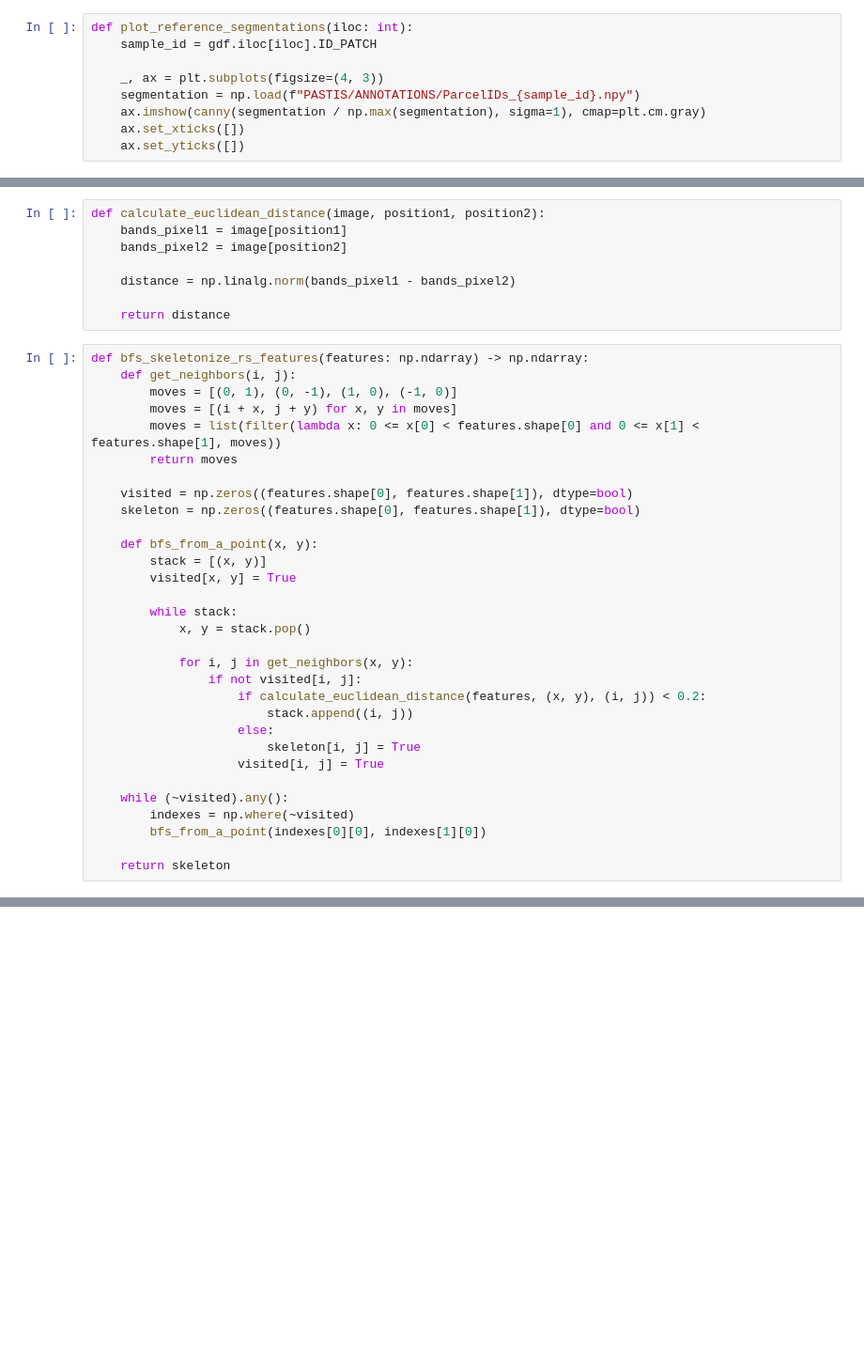
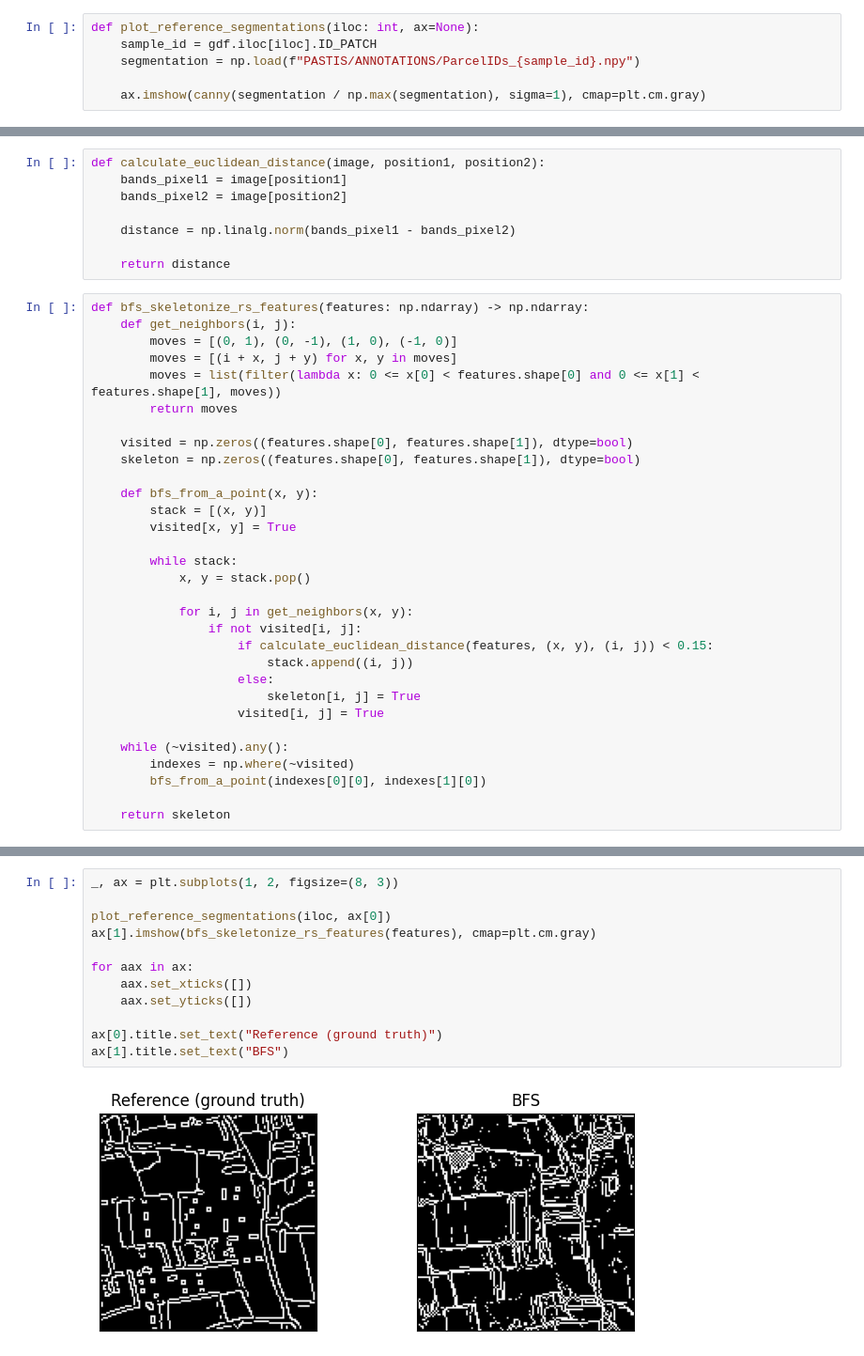
Before and after one commit to mateuspinto/ift-rs-agriculture-segmentation, a Jupyter notebook: notebooks/main.ipynb, the cells around one changed output, grey strips where cells are left out. Shown at 94% size. Cells and saved outputs as stored; diff of their text form; blank space fills up the shorter version.

```diff
--- a/notebooks/main.ipynb
+++ b/notebooks/main.ipynb
@@ -80,14 +80,11 @@ def plot_images_and_dates(ts, dates, color=EVI2_COLOR):
             else:
                 fig.delaxes(axs[row, col])
 # %%
-def plot_reference_segmentations(iloc: int):
+def plot_reference_segmentations(iloc: int, ax=None):
     sample_id = gdf.iloc[iloc].ID_PATCH
+    segmentation = np.load(f"PASTIS/ANNOTATIONS/ParcelIDs_{sample_id}.npy")
 
-    _, ax = plt.subplots(figsize=(4, 3))
-    segmentation = np.load(f"PASTIS/ANNOTATIONS/ParcelIDs_{sample_id}.npy")
     ax.imshow(canny(segmentation / np.max(segmentation), sigma=1), cmap=plt.cm.gray)
-    ax.set_xticks([])
-    ax.set_yticks([])
 # %%
 # 1500, 2000
 
@@ -186,7 +186,7 @@ def bfs_skeletonize_rs_features(features: np.ndarray) -> np.ndarray:
 
             for i, j in get_neighbors(x, y):
                 if not visited[i, j]:
-                    if calculate_euclidean_distance(features, (x, y), (i, j)) < 0.2:
+                    if calculate_euclidean_distance(features, (x, y), (i, j)) < 0.15:
                         stack.append((i, j))
                     else:
                         skeleton[i, j] = True
@@ -201,0 +200,14 @@ plt.imshow(bfs_skeletonize_rs_features(features))
+# %%
+_, ax = plt.subplots(1, 2, figsize=(8, 3))
+
+plot_reference_segmentations(iloc, ax[0])
+ax[1].imshow(bfs_skeletonize_rs_features(features), cmap=plt.cm.gray)
+
+for aax in ax:
+    aax.set_xticks([])
+    aax.set_yticks([])
+
+ax[0].title.set_text("Reference (ground truth)")
+ax[1].title.set_text("BFS")
+# %% [output]
+[figure, added]
```
Also changed, not shown: parts of 4 cells of this notebook.
